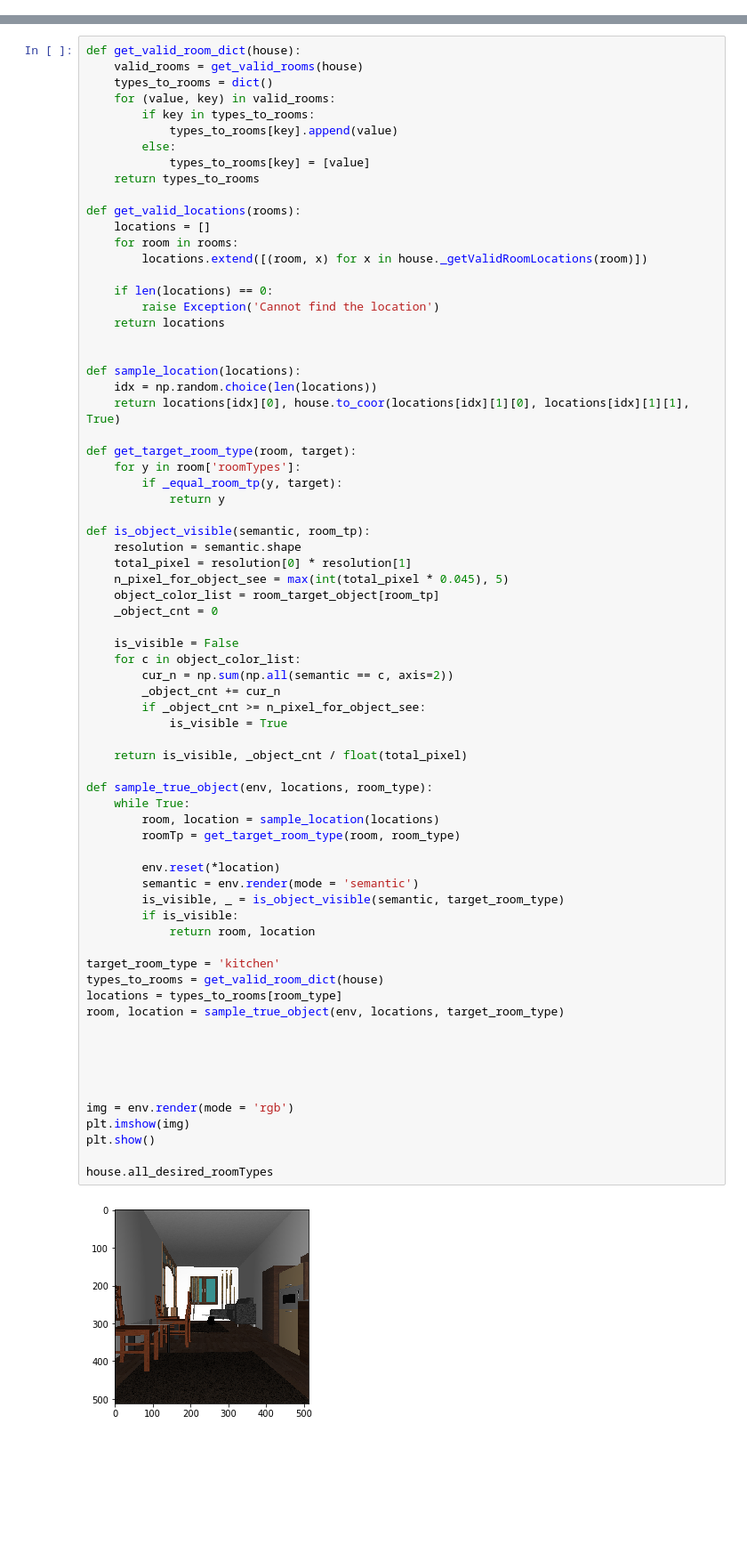
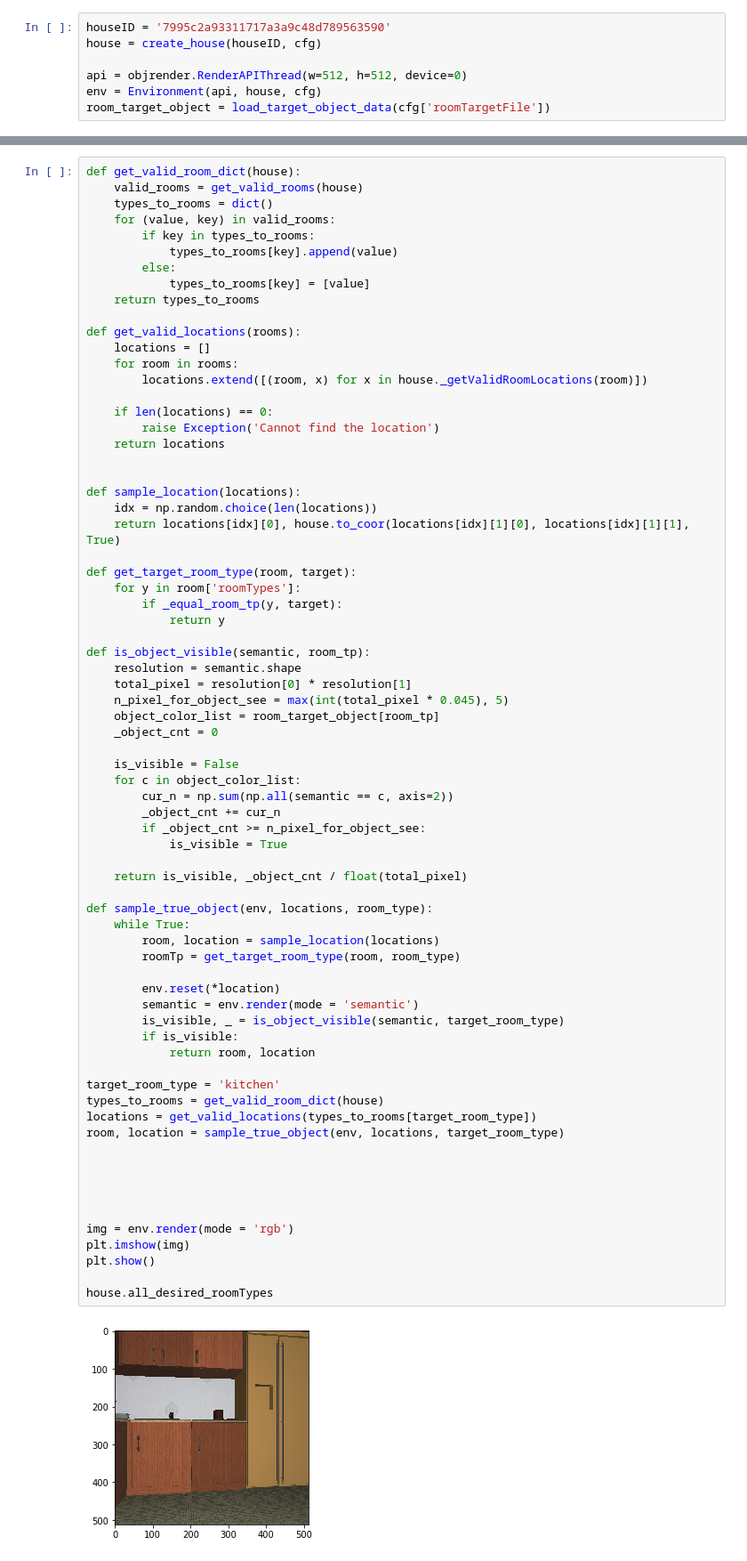
Before and after one commit to felipefelixarias/a2cat-vn-pytorch, a Jupyter notebook: Untitled.ipynb, the cells around one changed output, grey strips where cells are left out. Shown at 89% size. Cells and saved outputs as stored; diff of their text form; blank space fills up the shorter version.

Commit message:
Fix no location rooms

```diff
--- a/Untitled.ipynb
+++ b/Untitled.ipynb
@@ -95,0 +83,7 @@ Generate Movability Map ...
+# %%
+houseID = '7995c2a93311717a3a9c48d789563590'
+house = create_house(houseID, cfg)
+
+api = objrender.RenderAPIThread(w=512, h=512, device=0)
+env = Environment(api, house, cfg)
+room_target_object = load_target_object_data(cfg['roomTargetFile'])
@@ -137,32 +143,32 @@ def is_object_visible(semantic, room_tp):
         if _object_cnt >= n_pixel_for_object_see:
             is_visible = True
 
     return is_visible, _object_cnt / float(total_pixel)
 
 def sample_true_object(env, locations, room_type):
     while True:
         room, location = sample_location(locations)
         roomTp = get_target_room_type(room, room_type)
 
         env.reset(*location)
         semantic = env.render(mode = 'semantic')
         is_visible, _ = is_object_visible(semantic, target_room_type)
         if is_visible:
             return room, location
 
 target_room_type = 'kitchen'
 types_to_rooms = get_valid_room_dict(house)
-locations = types_to_rooms[room_type]
+locations = get_valid_locations(types_to_rooms[target_room_type])
 room, location = sample_true_object(env, locations, target_room_type)
 
 
 
 
 
 img = env.render(mode = 'rgb')
 plt.imshow(img)
 plt.show()
 
 house.all_desired_roomTypes
 # %% [output]
-[figure, old version]
+[figure, new version]
```
Also changed, not shown: parts of 5 cells of this notebook, 3 other files.
